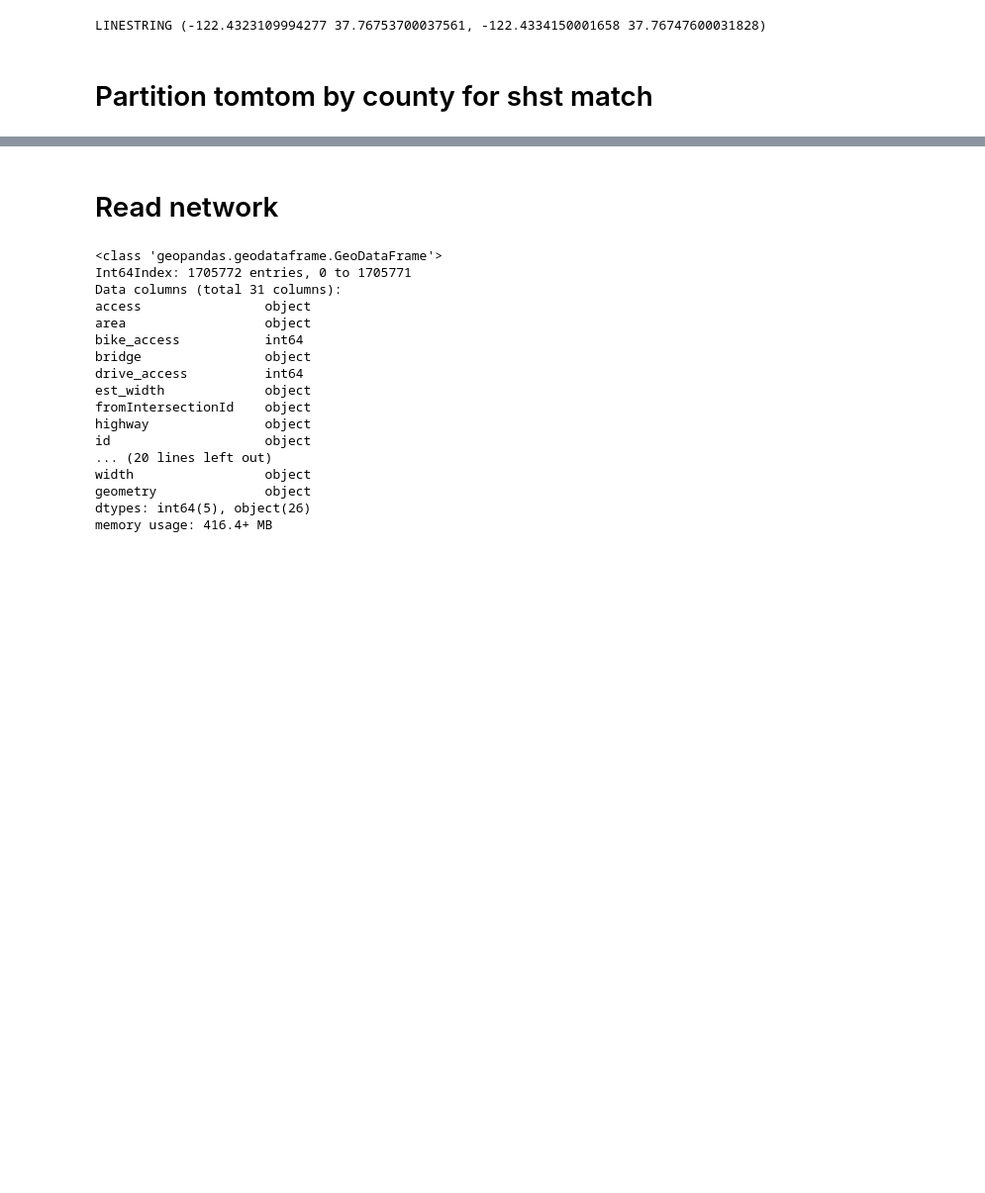
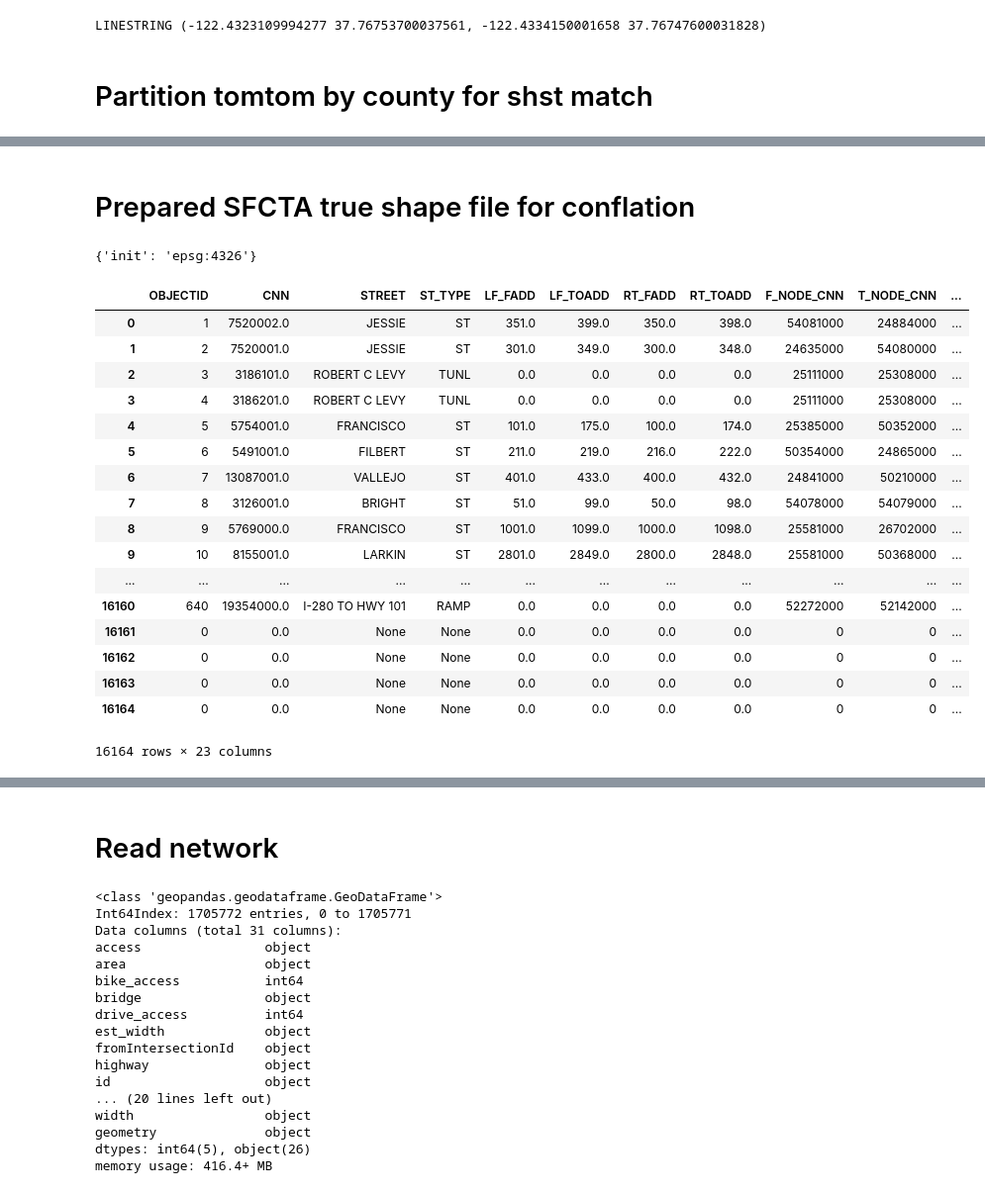
Before and after one commit to BayAreaMetro/travel-model-two-networks, a Jupyter notebook: notebooks/pipeline/step4_conflate_with_third_party.ipynb, the cells around one changed output, grey strips where cells are left out. Shown: that part at 99% size. Saved outputs shown, nothing was run; the diff lists cells and outputs as text; code cells hidden in the pictures; blank space fills up the shorter version.

```diff
--- a/notebooks/pipeline/step4_conflate_with_third_party.ipynb
+++ b/notebooks/pipeline/step4_conflate_with_third_party.ipynb
@@ -74,0 +250,40 @@ tomtom_raw_gdf[~(tomtom_raw_gdf.geom_type == 'MultiLineString')]
+# %% [markdown]
+# Prepared SFCTA true shape file for conflation
+# %%
+sfcta_file = "../../data/external/stclines/stclines.shp"
+
+sfcta_gdf = gpd.read_file(sfcta_file)
+# %%
+sfcta_gdf.crs = {"init" : "epsg:2227"}
+# %%
+# convert to ESPG lat-lon
+
+sfcta_gdf = sfcta_gdf.to_crs({'init': 'epsg:4326'})
+sfcta_gdf.crs
+# %% [output]
+{'init': 'epsg:4326'}
+# %%
+# there's no unique id for sfcta true shape file, not even combinations of A/B
+
+sfcta_gdf["sfcta_trueshape_id"] = range(1, len(sfcta_gdf) + 1)
+# %%
+sfcta_gdf.drop_duplicates(subset = sfcta_gdf.drop(["geometry"], axis=1).columns)
+# %% [output]
+|  | OBJECTID | CNN | STREET | ST_TYPE | LF_FADD | LF_TOADD | RT_FADD | RT_TOADD | F_NODE_CNN | T_NODE_CNN | ... |
+| 0 | 1 | 7520002.0 | JESSIE | ST | 351.0 | 399.0 | 350.0 | 398.0 | 54081000 | 24884000 | ... |
+| 1 | 2 | 7520001.0 | JESSIE | ST | 301.0 | 349.0 | 300.0 | 348.0 | 24635000 | 54080000 | ... |
+| 2 | 3 | 3186101.0 | ROBERT C LEVY | TUNL | 0.0 | 0.0 | 0.0 | 0.0 | 25111000 | 25308000 | ... |
+| 3 | 4 | 3186201.0 | ROBERT C LEVY | TUNL | 0.0 | 0.0 | 0.0 | 0.0 | 25111000 | 25308000 | ... |
+| 4 | 5 | 5754001.0 | FRANCISCO | ST | 101.0 | 175.0 | 100.0 | 174.0 | 25385000 | 50352000 | ... |
+| 5 | 6 | 5491001.0 | FILBERT | ST | 211.0 | 219.0 | 216.0 | 222.0 | 50354000 | 24865000 | ... |
+| 6 | 7 | 13087001.0 | VALLEJO | ST | 401.0 | 433.0 | 400.0 | 432.0 | 24841000 | 50210000 | ... |
+| 7 | 8 | 3126001.0 | BRIGHT | ST | 51.0 | 99.0 | 50.0 | 98.0 | 54078000 | 54079000 | ... |
+| 8 | 9 | 5769000.0 | FRANCISCO | ST | 1001.0 | 1099.0 | 1000.0 | 1098.0 | 25581000 | 26702000 | ... |
+| 9 | 10 | 8155001.0 | LARKIN | ST | 2801.0 | 2849.0 | 2800.0 | 2848.0 | 25581000 | 50368000 | ... |
+| ... | ... | ... | ... | ... | ... | ... | ... | ... | ... | ... | ... |
+| 16160 | 640 | 19354000.0 | I-280 TO HWY 101 | RAMP | 0.0 | 0.0 | 0.0 | 0.0 | 52272000 | 52142000 | ... |
+| 16161 | 0 | 0.0 | None | None | 0.0 | 0.0 | 0.0 | 0.0 | 0 | 0 | ... |
+| 16162 | 0 | 0.0 | None | None | 0.0 | 0.0 | 0.0 | 0.0 | 0 | 0 | ... |
+| 16163 | 0 | 0.0 | None | None | 0.0 | 0.0 | 0.0 | 0.0 | 0 | 0 | ... |
+| 16164 | 0 | 0.0 | None | None | 0.0 | 0.0 | 0.0 | 0.0 | 0 | 0 | ... |
+16164 rows × 23 columns
```
Also changed, not shown: parts of 96 cells of this notebook.
